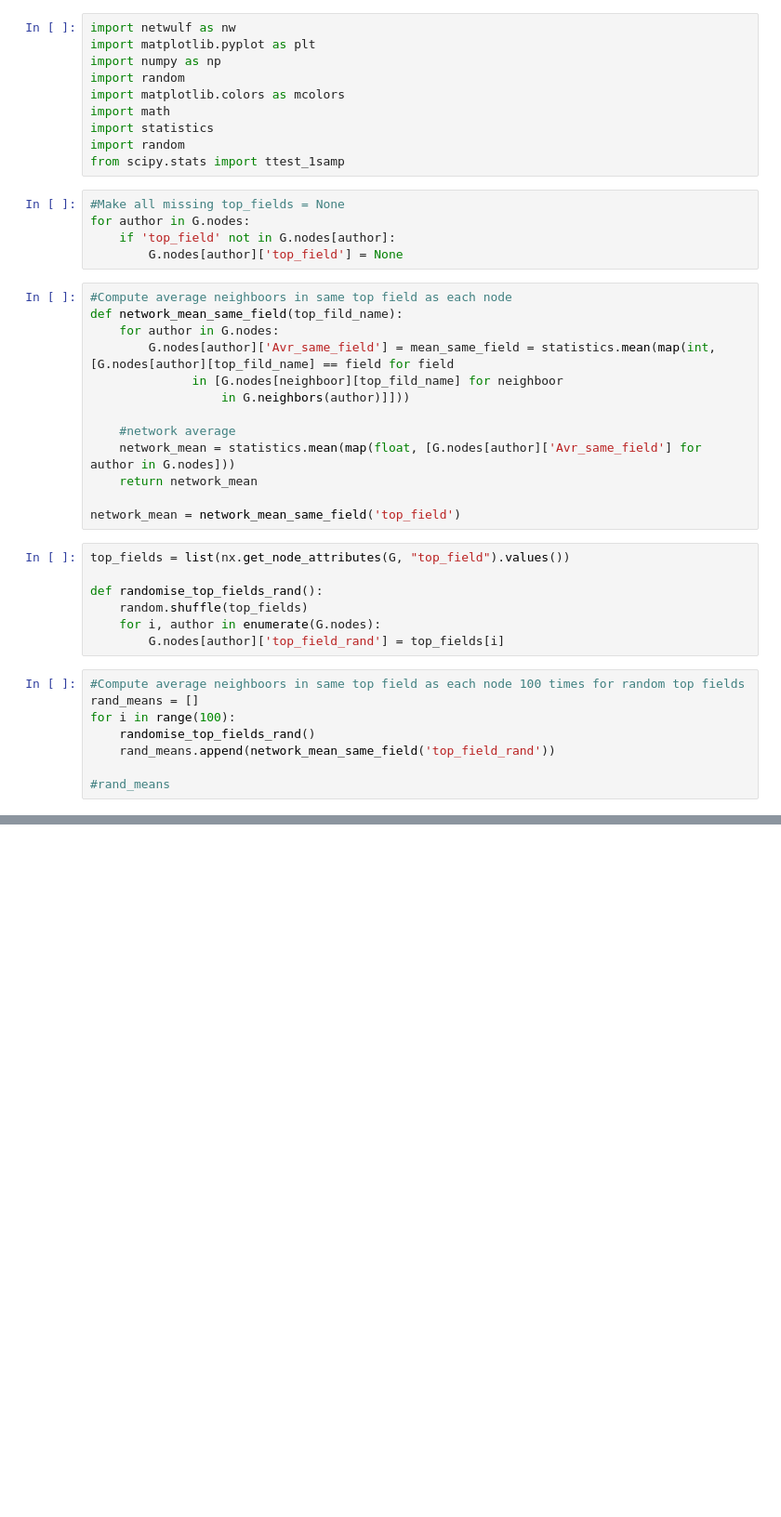
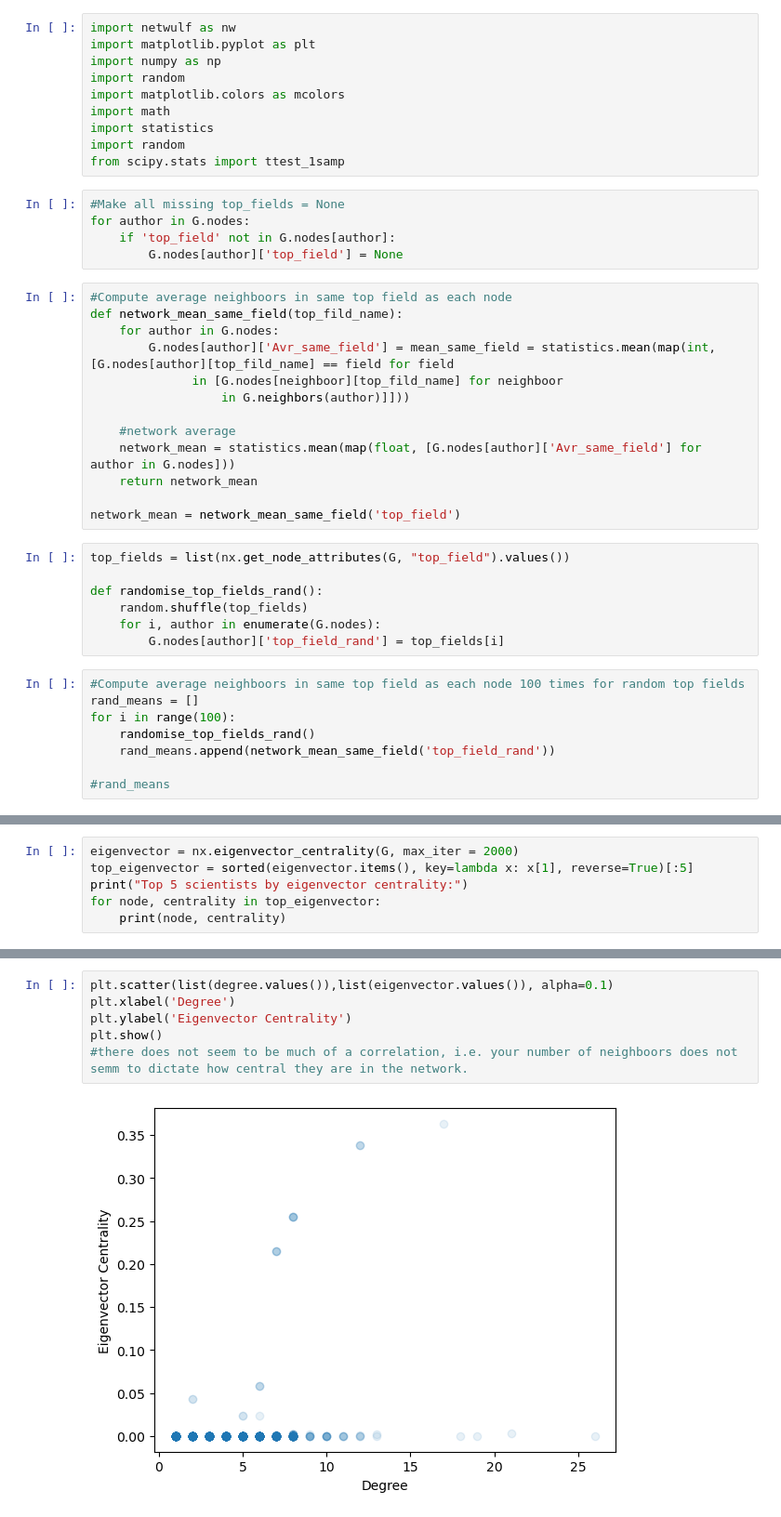
Before and after one commit to nimoror/Assignment2_CSS, a Jupyter notebook: Week6.ipynb, the cells around one changed output, grey strips where cells are left out. Shown at 93% size. Cells and saved outputs as stored; diff of their text form; blank space fills up the shorter version.

```diff
--- a/Week6.ipynb
+++ b/Week6.ipynb
@@ -51,0 +81,6 @@ p_value
+# %%
+eigenvector = nx.eigenvector_centrality(G, max_iter = 2000)
+top_eigenvector = sorted(eigenvector.items(), key=lambda x: x[1], reverse=True)[:5]
+print("Top 5 scientists by eigenvector centrality:")
+for node, centrality in top_eigenvector:
+    print(node, centrality)
@@ -51,0 +104,8 @@ p_value
+# %%
+plt.scatter(list(degree.values()),list(eigenvector.values()), alpha=0.1)
+plt.xlabel('Degree')
+plt.ylabel('Eigenvector Centrality')
+plt.show()
+#there does not seem to be much of a correlation, i.e. your number of neighboors does not semm to dictate how central they are in the network.
+# %% [output]
+[figure, added]
```
Also changed, not shown: parts of 8 cells of this notebook.
